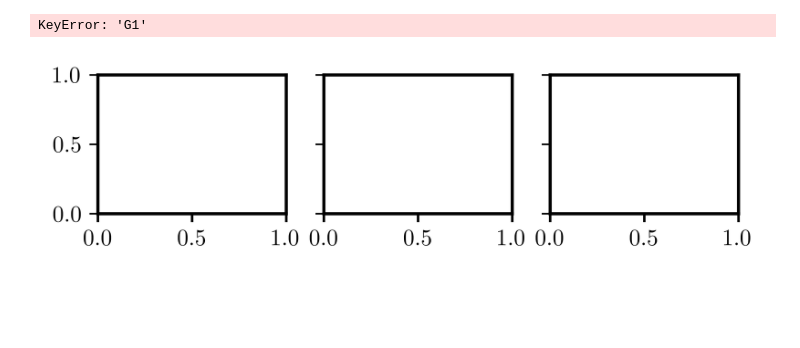
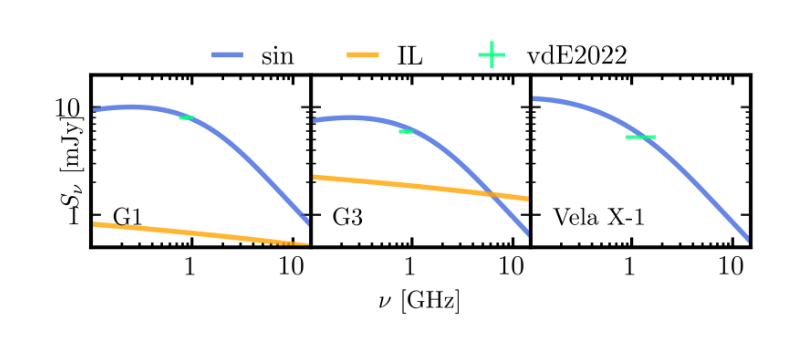
Before and after one commit to santimda/Code_BS, a Jupyter notebook: Extended/jupyter_notebooks/Runaways/SEDs/SEDs_new.ipynb, the cells around one changed output. Drawn from its saved outputs; the diff is of its cells as text; code cells hidden in the pictures; blank space fills up the shorter version.

Commit message:
Updated PATH according to new /output folder

```diff
--- a/Extended/jupyter_notebooks/Runaways/SEDs/SEDs_new.ipynb
+++ b/Extended/jupyter_notebooks/Runaways/SEDs/SEDs_new.ipynb
@@ -72,8 +72,8 @@ nu_VX1_err = np.array([0.856/2])
 V_X1 = np.array([5.27])
 V_X1_err = np.array([0.07])
 # %%
-#systems = ["BD+43", "G1", "G3", "Vela_X-1"]
-systems = ["BD+43"]
+systems = ["BD+43", "G1", "G3", "Vela_X-1"]
+#systems = ["BD+43"]
 # %%
 data = {}
 
@@ -81,10 +81,10 @@ for sys in systems:
     data[sys] = {}
 
     files = {
-        "syn_unabs": f"../../../S_syn_{sys}_RS.dat",
-        "syn": f"../../../S_syn_abs_{sys}_BOTH.dat",
-        "ff_HL": f"../../../S_ff_{sys}_FS.dat",
-        "ff_IL": f"../../../S_ionized_{sys}_FS.dat",
+        "syn_unabs": f"../../../output/S_syn_{sys}_RS.dat",
+        "syn": f"../../../output/S_syn_abs_{sys}_BOTH.dat",
+        "ff_HL": f"../../../output/S_ff_{sys}_FS.dat",
+        "ff_IL": f"../../../output/S_ionized_{sys}_FS.dat",
     }
 
     for key, archivo in files.items():
@@ -94,7 +94,7 @@ for sys in systems:
             continue
 
         try:
-            archivo_data = leer_archivo(archivo)
+            archivo_data = read_file(archivo)
 
             if len(archivo_data) == 0:
                 print(f"Empty file: {archivo}")
@@ -262,7 +262,6 @@ fig, ax = plt.subplots(
 for i, sys in enumerate(systems_B):
 
     axi = ax[i]
-    d = total[sys]
 
     axi.set_xscale('log')
     axi.set_yscale('log')
@@ -339,6 +338,14 @@ for i, sys in enumerate(systems_B):
     axi.yaxis.set_minor_formatter(NullFormatter())
 
 # ===== Global labels =====
+fig.subplots_adjust(
+    left=0.16,
+    right=0.84,
+    bottom=0.10,
+    top=0.90,
+    wspace=0.
+)
+
 sp = fig.subplotpars
 xmid = (sp.left + sp.right) / 2
 ymid = (sp.bottom + sp.top) / 2
@@ -353,42 +360,33 @@ fig.text(
 
 fig.text(
     xmid, sp.bottom - 0.25,
     r"$\nu$ [GHz]",
     ha="center",
     va="center"
 )
 
 handles_all = []
 labels_all = []
 
 for axi in ax:
     h, l = axi.get_legend_handles_labels()
     for hi, li in zip(h, l):
         if li and li not in labels_all:
             handles_all.append(hi)
             labels_all.append(li)
 
 fig.legend(
     handles_all,
     labels_all,
     loc="upper center",
     bbox_to_anchor=(0.5, 1.15),
     ncol=4,
     frameon=False,
     handlelength=1.
 )
 
-fig.subplots_adjust(
-    left=0.16,
-    right=0.84,
-    bottom=0.10,
-    top=0.90,
-    wspace=0.
-)
-
 plt.show()
 # %% [output]
-KeyError: 'G1'
-[figure, old version]
+[figure, new version]
 # %%
 #fig.savefig('SED_G1_G3_Vela.pdf', bbox_inches='tight', pad_inches = 0.01)
```
Also changed, not shown: parts of 1 cell of this notebook, 3 other files.
